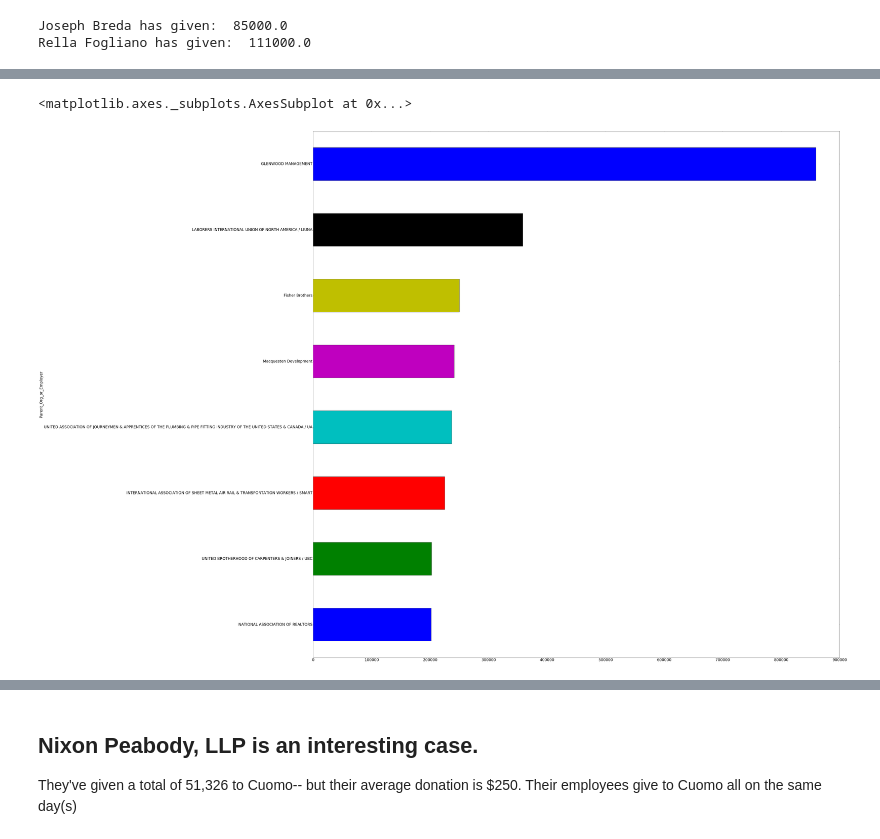
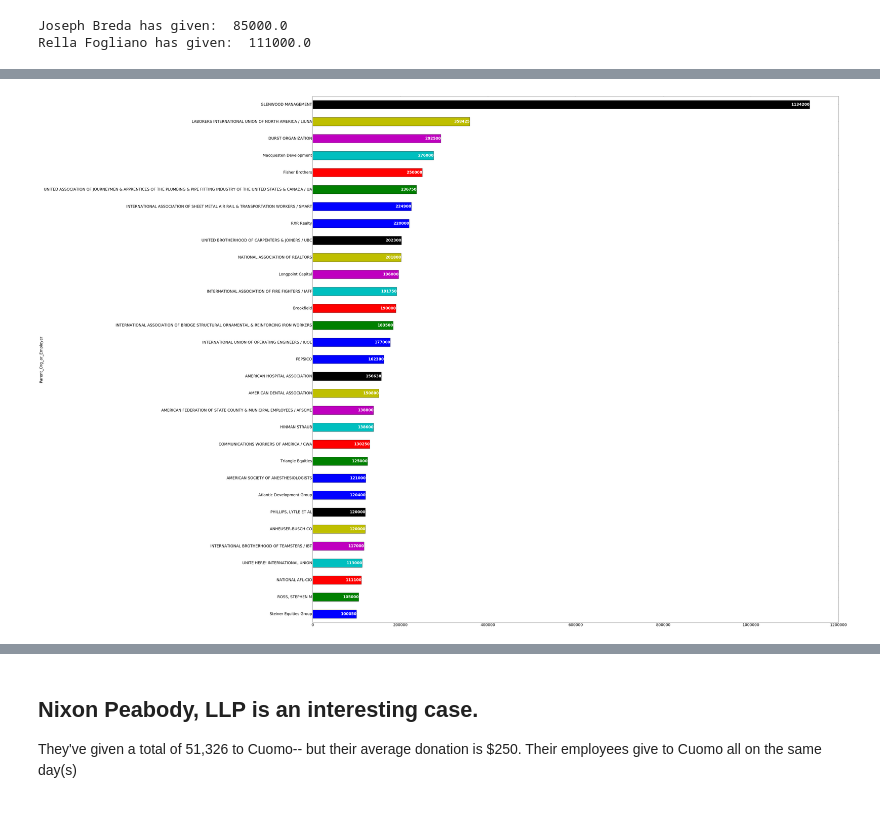
Before and after one commit to kromreig/warchest_cuomo_indy, a Jupyter notebook: Cuomo_Campaign_Finance.ipynb, the cells around one changed output, grey strips where cells are left out. Saved outputs shown, nothing was run; the diff lists cells and outputs as text; code cells hidden in the pictures.

Commit message:
adding new visuals, updated top donors, holy cow!

```diff
--- a/Cuomo_Campaign_Finance.ipynb
+++ b/Cuomo_Campaign_Finance.ipynb
@@ -257,9 +393,15 @@ df_warchest.groupby('General_Industry').filter(lambda x: x['Amount_boe'].sum() >
 # %%
 plt.figure(figsize=(60,60))
-df_warchest.groupby('Parent_Org_or_Employer').filter(lambda x: x['Amount_boe'].sum() > 200000)\
+ax=df_warchest.groupby('Parent_Org_or_Employer').filter(lambda x: x['Amount_boe'].sum() > 100000)\
 .groupby('Parent_Org_or_Employer')['Amount_boe']\
 .sum().sort_values()\
 .plot(y='Amount_boe', x='Parent_Org_or_Employer', kind='barh')
+
+for i, bar in enumerate(ax.patches):
+    value = int(round(bar.get_width()))
+    x_pos = bar.get_width() - 1
+    y_pos = i
+    ax.text(x_pos, y_pos, value, va='center', ha='right', color='white',fontweight='bold')
+plt.savefig('topdonors.pdf')
 # %% [output]
-<matplotlib.axes._subplots.AxesSubplot at 0x...>
-[figure, old version]
+[figure, new version]
```
Also changed, not shown: parts of 33 cells of this notebook.
